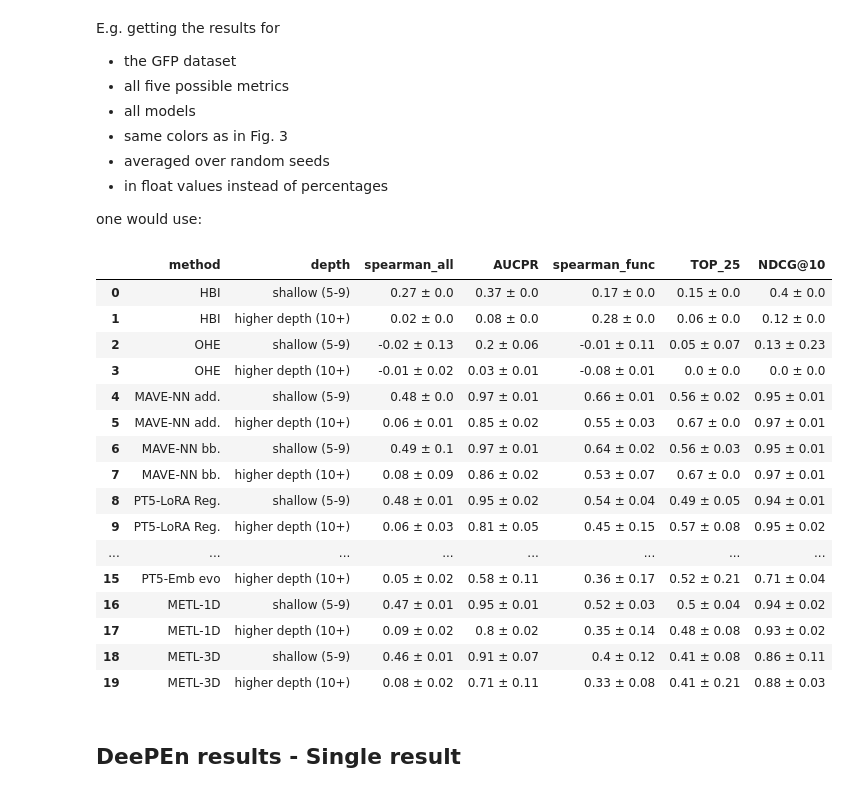
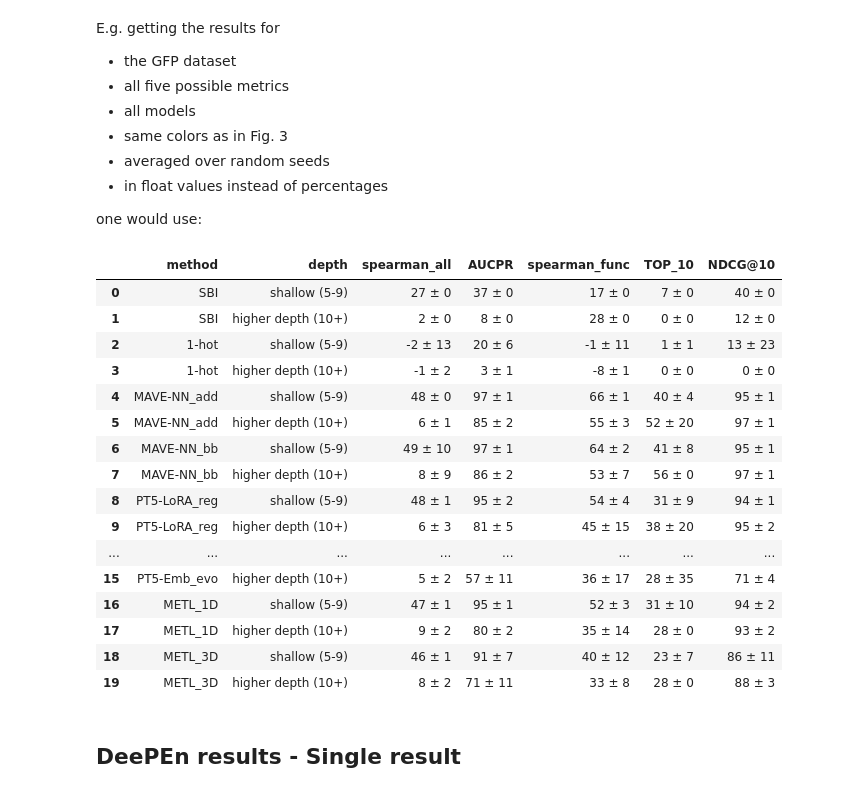
Before and after one commit to RSchmirler/DeePEn, a Jupyter notebook: notebooks/analyse.ipynb, the cells around one changed output. Saved outputs shown, nothing was run; the diff lists cells and outputs as text; code cells hidden in the pictures.

```diff
--- a/notebooks/analyse.ipynb
+++ b/notebooks/analyse.ipynb
@@ -192,39 +192,39 @@ E.g. getting the results for
 
 one would use:
 # %%
-models = ['HBI',         'OHE',
-         'MAVE-NN add.',         'MAVE-NN bb.',
-         'PT5-LoRA Reg.',         'PT5-LoRA Rank.',
-         'PT5-Emb',         'PT5-Emb evo',
-         'METL-1D',         'METL-3D']
+models = ['SBI',         '1-hot',
+         'MAVE-NN_add',         'MAVE-NN_bb',
+         'PT5-LoRA_reg',         'PT5-LoRA_rank',
+         'PT5-Emb',         'PT5-Emb_evo',
+         'METL_1D',         'METL_3D']
 # %%
 table_multi_model_multi_metric_DeePEn(methods = models,
                                       datas = ['GFP_AEQVI_Sarkisyan_2016'],
-                                      metric = ["spearman_all","AUCPR","spearman_func","TOP_25", "NDCG@10"],
+                                      metric = ["spearman_all","AUCPR","spearman_func","TOP_10", "NDCG@10"],
                                       main = True,
                                       random_baseline = False,
                                       perfect_classifier_baseline = False,
                                       aggregate = True,
-                                      percentage = False,
+                                      percentage = True,
                                       digits = 2)
 # %% [output]
-|  | method | depth | spearman_all | AUCPR | spearman_func | TOP_25 | NDCG@10 |
-| 0 | HBI | shallow (5-9) | 0.27 ± 0.0 | 0.37 ± 0.0 | 0.17 ± 0.0 | 0.15 ± 0.0 | 0.4 ± 0.0 |
-| 1 | HBI | higher depth (10+) | 0.02 ± 0.0 | 0.08 ± 0.0 | 0.28 ± 0.0 | 0.06 ± 0.0 | 0.12 ± 0.0 |
-| 2 | OHE | shallow (5-9) | -0.02 ± 0.13 | 0.2 ± 0.06 | -0.01 ± 0.11 | 0.05 ± 0.07 | 0.13 ± 0.23 |
-| 3 | OHE | higher depth (10+) | -0.01 ± 0.02 | 0.03 ± 0.01 | -0.08 ± 0.01 | 0.0 ± 0.0 | 0.0 ± 0.0 |
-| 4 | MAVE-NN add. | shallow (5-9) | 0.48 ± 0.0 | 0.97 ± 0.01 | 0.66 ± 0.01 | 0.56 ± 0.02 | 0.95 ± 0.01 |
-| 5 | MAVE-NN add. | higher depth (10+) | 0.06 ± 0.01 | 0.85 ± 0.02 | 0.55 ± 0.03 | 0.67 ± 0.0 | 0.97 ± 0.01 |
-| 6 | MAVE-NN bb. | shallow (5-9) | 0.49 ± 0.1 | 0.97 ± 0.01 | 0.64 ± 0.02 | 0.56 ± 0.03 | 0.95 ± 0.01 |
-| 7 | MAVE-NN bb. | higher depth (10+) | 0.08 ± 0.09 | 0.86 ± 0.02 | 0.53 ± 0.07 | 0.67 ± 0.0 | 0.97 ± 0.01 |
-| 8 | PT5-LoRA Reg. | shallow (5-9) | 0.48 ± 0.01 | 0.95 ± 0.02 | 0.54 ± 0.04 | 0.49 ± 0.05 | 0.94 ± 0.01 |
-| 9 | PT5-LoRA Reg. | higher depth (10+) | 0.06 ± 0.03 | 0.81 ± 0.05 | 0.45 ± 0.15 | 0.57 ± 0.08 | 0.95 ± 0.02 |
+|  | method | depth | spearman_all | AUCPR | spearman_func | TOP_10 | NDCG@10 |
+| 0 | SBI | shallow (5-9) | 27 ± 0 | 37 ± 0 | 17 ± 0 | 7 ± 0 | 40 ± 0 |
+| 1 | SBI | higher depth (10+) | 2 ± 0 | 8 ± 0 | 28 ± 0 | 0 ± 0 | 12 ± 0 |
+| 2 | 1-hot | shallow (5-9) | -2 ± 13 | 20 ± 6 | -1 ± 11 | 1 ± 1 | 13 ± 23 |
+| 3 | 1-hot | higher depth (10+) | -1 ± 2 | 3 ± 1 | -8 ± 1 | 0 ± 0 | 0 ± 0 |
+| 4 | MAVE-NN_add | shallow (5-9) | 48 ± 0 | 97 ± 1 | 66 ± 1 | 40 ± 4 | 95 ± 1 |
+| 5 | MAVE-NN_add | higher depth (10+) | 6 ± 1 | 85 ± 2 | 55 ± 3 | 52 ± 20 | 97 ± 1 |
+| 6 | MAVE-NN_bb | shallow (5-9) | 49 ± 10 | 97 ± 1 | 64 ± 2 | 41 ± 8 | 95 ± 1 |
+| 7 | MAVE-NN_bb | higher depth (10+) | 8 ± 9 | 86 ± 2 | 53 ± 7 | 56 ± 0 | 97 ± 1 |
+| 8 | PT5-LoRA_reg | shallow (5-9) | 48 ± 1 | 95 ± 2 | 54 ± 4 | 31 ± 9 | 94 ± 1 |
+| 9 | PT5-LoRA_reg | higher depth (10+) | 6 ± 3 | 81 ± 5 | 45 ± 15 | 38 ± 20 | 95 ± 2 |
 | ... | ... | ... | ... | ... | ... | ... | ... |
-| 15 | PT5-Emb evo | higher depth (10+) | 0.05 ± 0.02 | 0.58 ± 0.11 | 0.36 ± 0.17 | 0.52 ± 0.21 | 0.71 ± 0.04 |
-| 16 | METL-1D | shallow (5-9) | 0.47 ± 0.01 | 0.95 ± 0.01 | 0.52 ± 0.03 | 0.5 ± 0.04 | 0.94 ± 0.02 |
-| 17 | METL-1D | higher depth (10+) | 0.09 ± 0.02 | 0.8 ± 0.02 | 0.35 ± 0.14 | 0.48 ± 0.08 | 0.93 ± 0.02 |
-| 18 | METL-3D | shallow (5-9) | 0.46 ± 0.01 | 0.91 ± 0.07 | 0.4 ± 0.12 | 0.41 ± 0.08 | 0.86 ± 0.11 |
-| 19 | METL-3D | higher depth (10+) | 0.08 ± 0.02 | 0.71 ± 0.11 | 0.33 ± 0.08 | 0.41 ± 0.21 | 0.88 ± 0.03 |
+| 15 | PT5-Emb_evo | higher depth (10+) | 5 ± 2 | 57 ± 11 | 36 ± 17 | 28 ± 35 | 71 ± 4 |
+| 16 | METL_1D | shallow (5-9) | 47 ± 1 | 95 ± 1 | 52 ± 3 | 31 ± 10 | 94 ± 2 |
+| 17 | METL_1D | higher depth (10+) | 9 ± 2 | 80 ± 2 | 35 ± 14 | 28 ± 0 | 93 ± 2 |
+| 18 | METL_3D | shallow (5-9) | 46 ± 1 | 91 ± 7 | 40 ± 12 | 23 ± 7 | 86 ± 11 |
+| 19 | METL_3D | higher depth (10+) | 8 ± 2 | 71 ± 11 | 33 ± 8 | 28 ± 0 | 88 ± 3 |
 # %% [markdown]
 ## DeePEn results - Single result
 # %%
```
Also changed, not shown: parts of 5 cells of this notebook, 8 other files.
